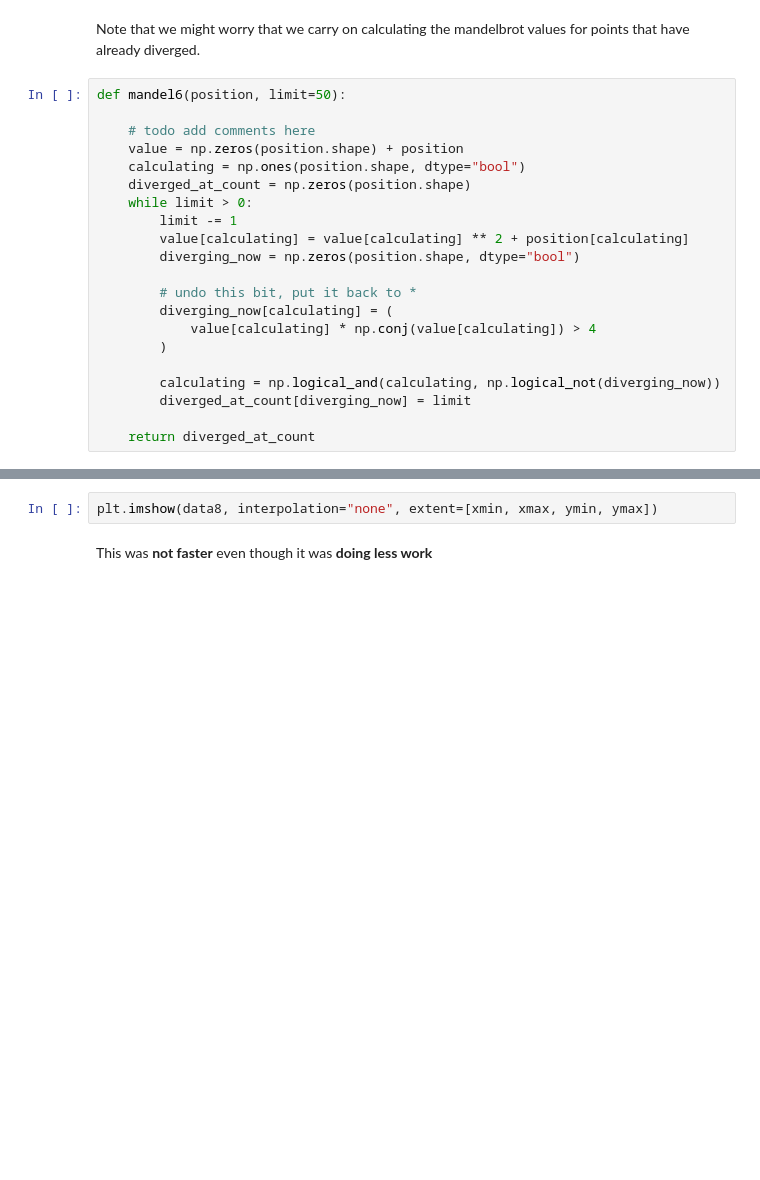
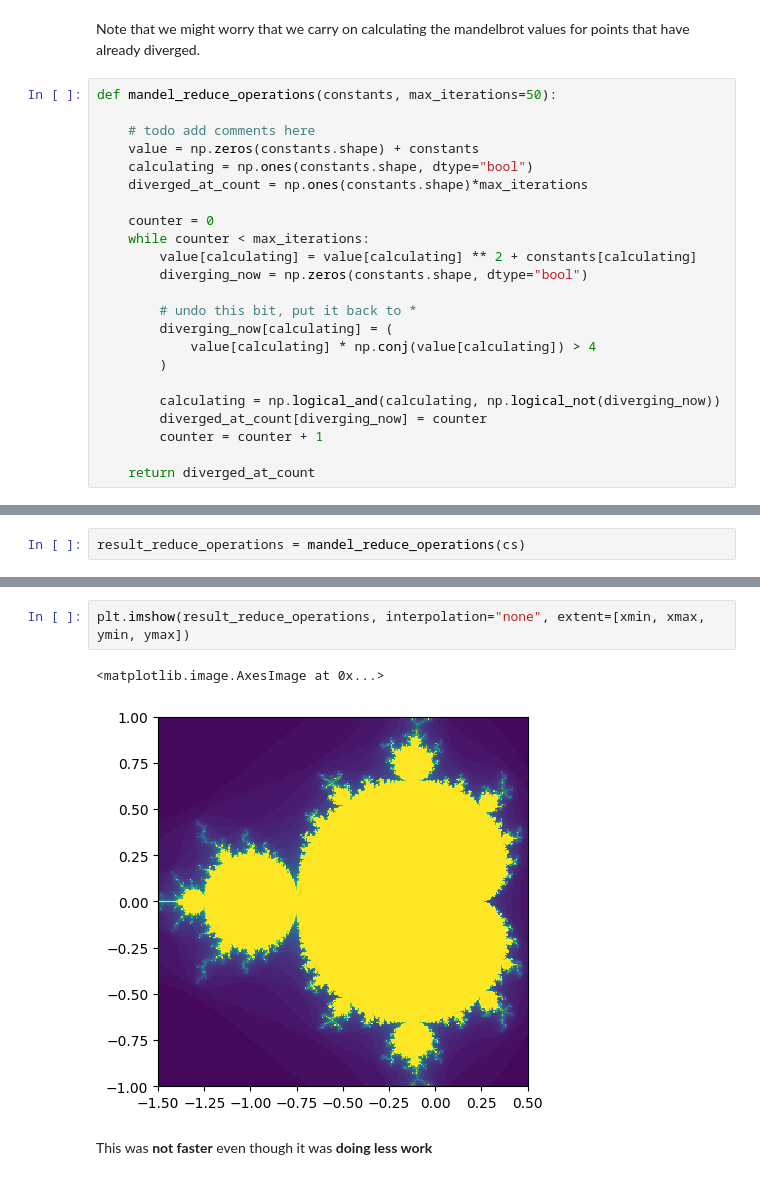
Before and after one commit to alan-turing-institute/rse-course, a Jupyter notebook: module09_programming_for_speed/09_02_optimising_with_numpy.ipynb, the cells around one changed output, grey strips where cells are left out. Drawn from its saved outputs; the diff is of its cells as text; blank space fills up the shorter version.

```diff
--- a/module09_programming_for_speed/09_02_optimising_with_numpy.ipynb
+++ b/module09_programming_for_speed/09_02_optimising_with_numpy.ipynb
@@ -389,16 +287,17 @@ np.testing.assert_allclose(data7, data1)
 # %% [markdown]
 Note that we might worry that we carry on calculating the mandelbrot values for points that have already diverged.
 # %%
-def mandel6(position, limit=50):
+def mandel_reduce_operations(constants, max_iterations=50):
 
     # todo add comments here
-    value = np.zeros(position.shape) + position
-    calculating = np.ones(position.shape, dtype="bool")
-    diverged_at_count = np.zeros(position.shape)
-    while limit > 0:
-        limit -= 1
-        value[calculating] = value[calculating] ** 2 + position[calculating]
-        diverging_now = np.zeros(position.shape, dtype="bool")
+    value = np.zeros(constants.shape) + constants
+    calculating = np.ones(constants.shape, dtype="bool")
+    diverged_at_count = np.ones(constants.shape)*max_iterations
+
+    counter = 0
+    while counter < max_iterations:
+        value[calculating] = value[calculating] ** 2 + constants[calculating]
+        diverging_now = np.zeros(constants.shape, dtype="bool")
 
         # undo this bit, put it back to *
         diverging_now[calculating] = (
@@ -406,6 +305,7 @@ def mandel6(position, limit=50):
         )
 
         calculating = np.logical_and(calculating, np.logical_not(diverging_now))
-        diverged_at_count[diverging_now] = limit
+        diverged_at_count[diverging_now] = counter
+        counter = counter + 1
 
     return diverged_at_count
@@ -417,0 +312,2 @@ data8 = mandel6(values)
+# %%
+result_reduce_operations = mandel_reduce_operations(cs)
@@ -418,5 +320,8 @@ data8 = mandel6(values)
 # %%
-plt.imshow(data8, interpolation="none", extent=[xmin, xmax, ymin, ymax])
+plt.imshow(result_reduce_operations, interpolation="none", extent=[xmin, xmax, ymin, ymax])
+# %% [output]
+<matplotlib.image.AxesImage at 0x...>
+[figure, added]
 # %% [markdown]
 This was **not faster** even though it was **doing less work**
 # %% [markdown]
```
Also changed, not shown: parts of 88 cells of this notebook, 2 other files.
